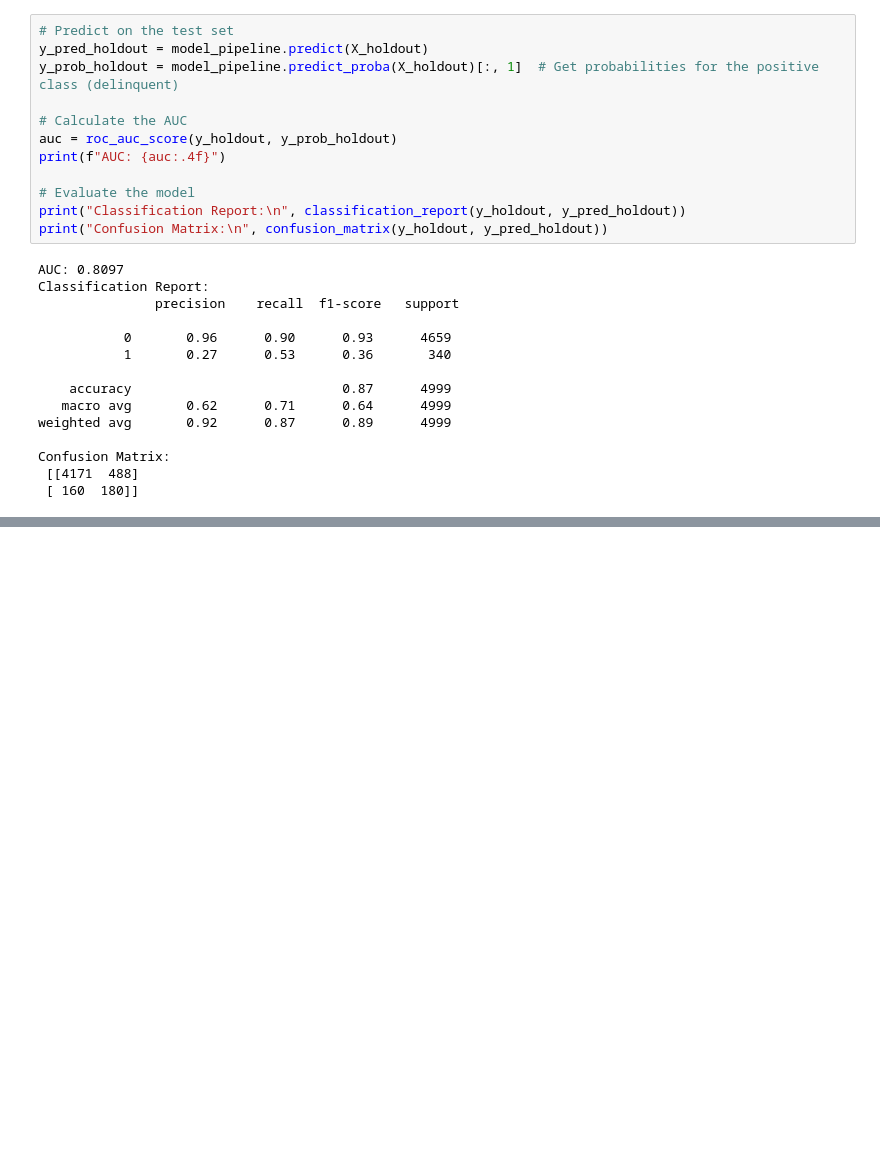
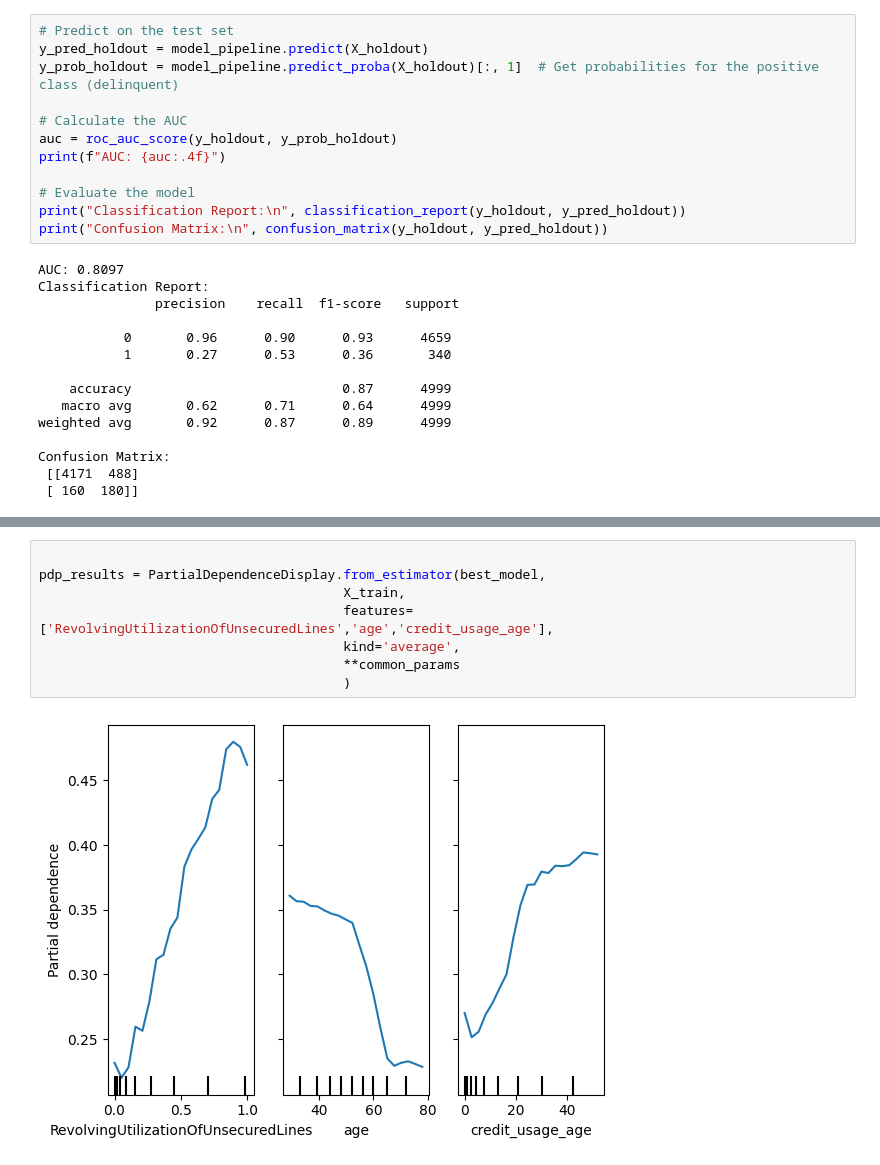
Before and after one commit to tawney-kirkland/credit, a Jupyter notebook: credit/modeling/modeling_exploration.ipynb, the cells around one changed output, grey strips where cells are left out. Drawn from its saved outputs; the diff is of its cells as text; blank space fills up the shorter version.

```diff
--- a/credit/modeling/modeling_exploration.ipynb
+++ b/credit/modeling/modeling_exploration.ipynb
@@ -531,0 +712,10 @@ Confusion Matrix:
+# %%
+
+pdp_results = PartialDependenceDisplay.from_estimator(best_model,
+                                       X_train,
+                                       features=['RevolvingUtilizationOfUnsecuredLines','age','credit_usage_age'],
+                                       kind='average',
+                                       **common_params
+                                       )
+# %% [output]
+[figure, added]
```
Also changed, not shown: parts of 20 cells of this notebook, 1 other file.
